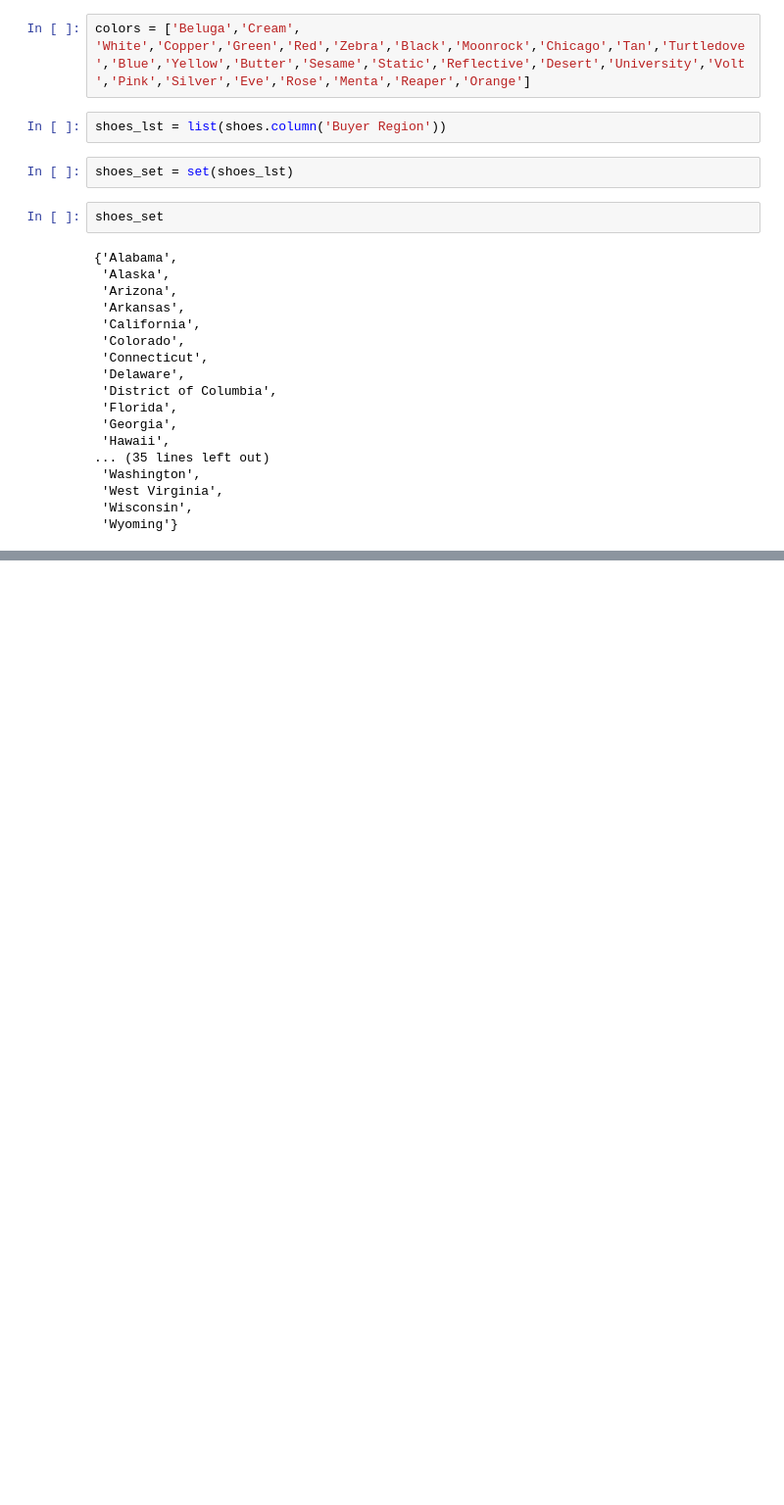
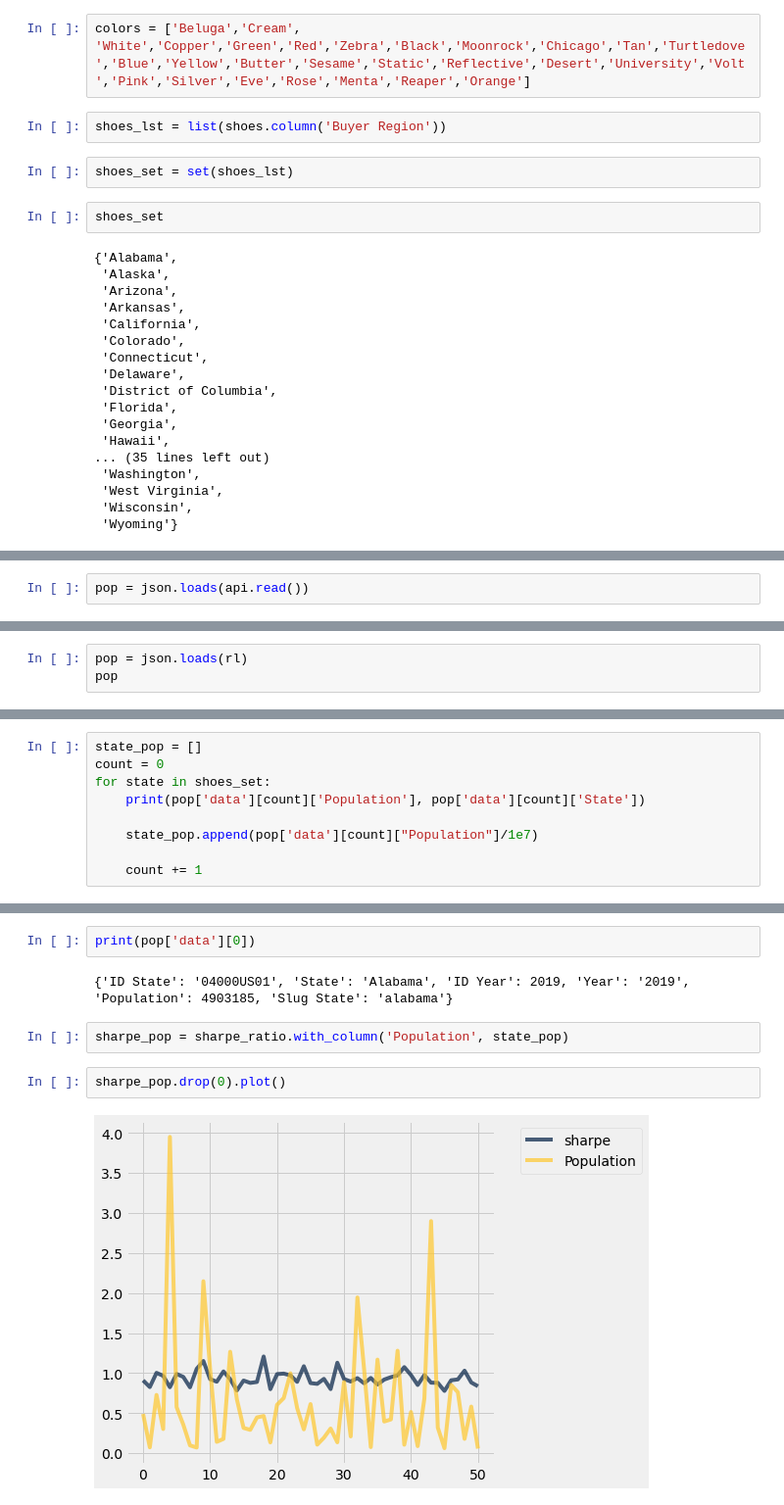
Before and after one commit to Chyun21/research-chris, a Jupyter notebook: Shoes research.ipynb, the cells around one changed output, grey strips where cells are left out. Shown at 98% size. Saved outputs shown, nothing was run; the diff lists cells and outputs as text; blank space fills up the shorter version.

```diff
--- a/Shoes research.ipynb
+++ b/Shoes research.ipynb
@@ -616,0 +616,2 @@ for state in shoes_set:
+# %%
+pop = json.loads(api.read())
@@ -616,0 +622,3 @@ for state in shoes_set:
+# %%
+pop = json.loads(rl)
+pop
@@ -616,0 +643,9 @@ for state in shoes_set:
+# %%
+state_pop = []
+count = 0
+for state in shoes_set:
+    print(pop['data'][count]['Population'], pop['data'][count]['State'])
+
+    state_pop.append(pop['data'][count]["Population"]/1e7)
+
+    count += 1
@@ -616,0 +676,10 @@ for state in shoes_set:
+# %%
+print(pop['data'][0])
+# %% [output]
+{'ID State': '04000US01', 'State': 'Alabama', 'ID Year': 2019, 'Year': '2019', 'Population': 4903185, 'Slug State': 'alabama'}
+# %%
+sharpe_pop = sharpe_ratio.with_column('Population', state_pop)
+# %%
+sharpe_pop.drop(0).plot()
+# %% [output]
+[figure, added]
```
Also changed, not shown: parts of 14 cells of this notebook.
